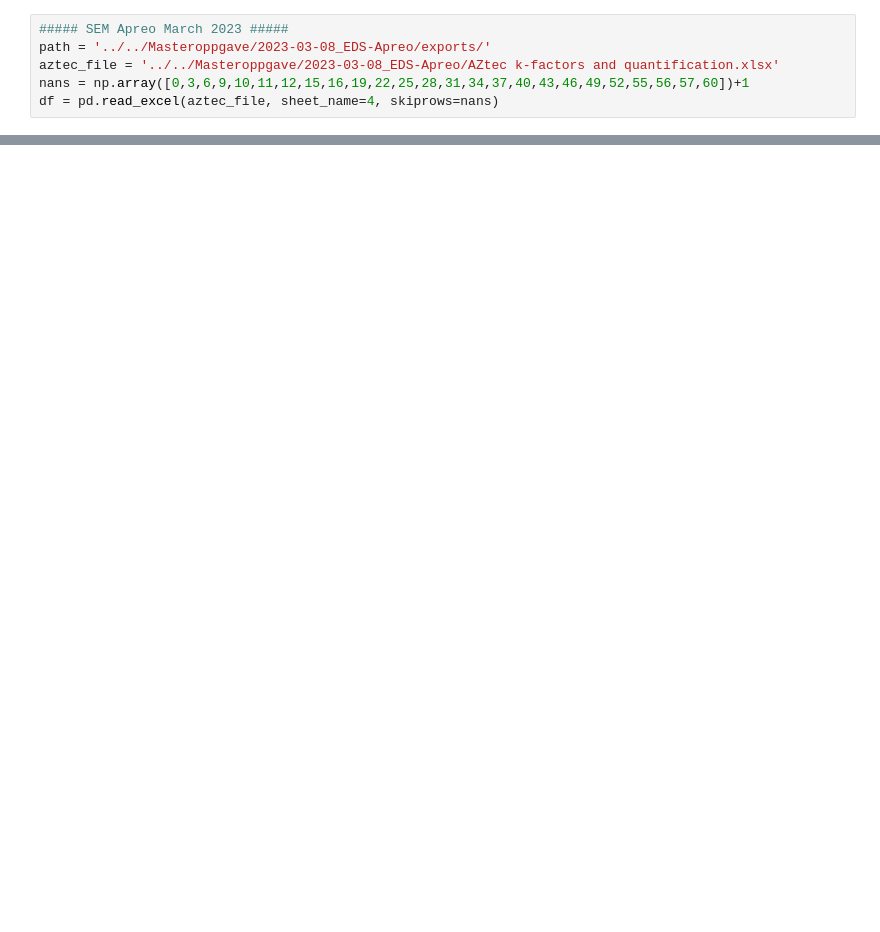
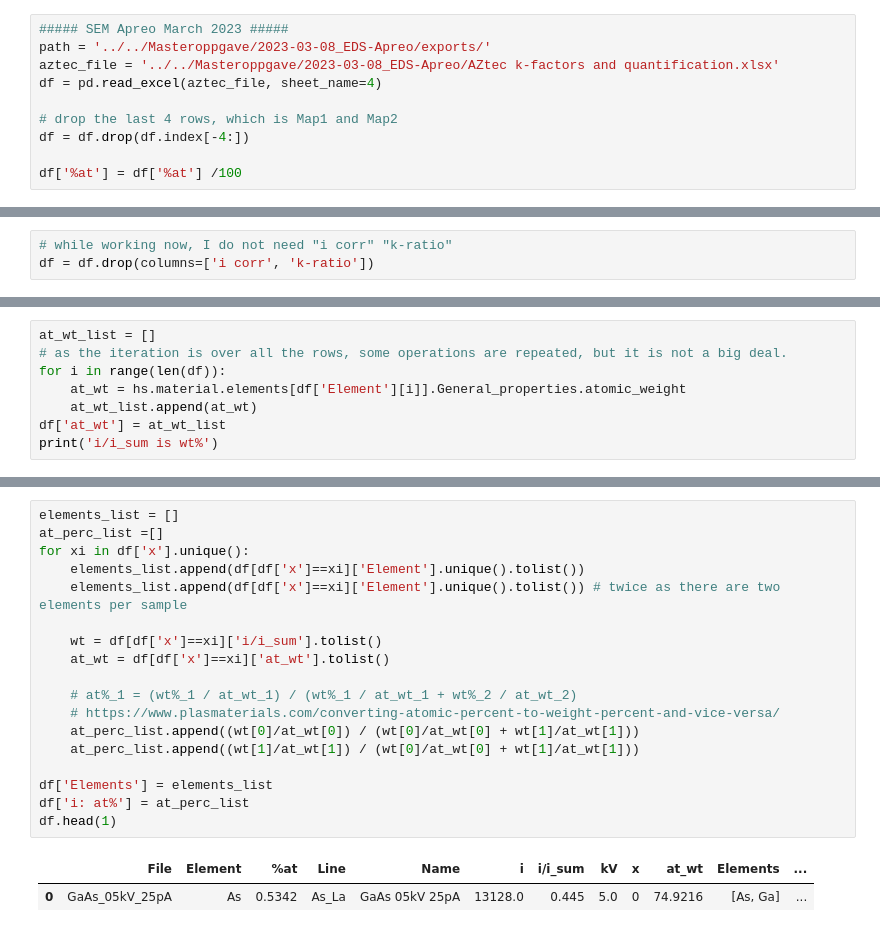
Before and after one commit to brynjarmorka/sem-eds-qc, a Jupyter notebook: quantitative_ZAF.ipynb, the cells around one changed output, grey strips where cells are left out. Saved outputs shown, nothing was run; the diff lists cells and outputs as text; blank space fills up the shorter version.

```diff
--- a/quantitative_ZAF.ipynb
+++ b/quantitative_ZAF.ipynb
@@ -13,5 +13,9 @@ from helper_functions import elementlines, nearestlines, theoretical_energy
 ##### SEM Apreo March 2023 #####
 path = '../../Masteroppgave/2023-03-08_EDS-Apreo/exports/'
 aztec_file = '../../Masteroppgave/2023-03-08_EDS-Apreo/AZtec k-factors and quantification.xlsx'
-nans = np.array([0,3,6,9,10,11,12,15,16,19,22,25,28,31,34,37,40,43,46,49,52,55,56,57,60])+1
-df = pd.read_excel(aztec_file, sheet_name=4, skiprows=nans)
+df = pd.read_excel(aztec_file, sheet_name=4)
+
+# drop the last 4 rows, which is Map1 and Map2
+df = df.drop(df.index[-4:])
+
+df['%at'] = df['%at'] /100
@@ -31,0 +106,3 @@ df.head(3)
+# %%
+# while working now, I do not need "i corr" "k-ratio"
+df = df.drop(columns=['i corr', 'k-ratio'])
@@ -77,0 +160,8 @@ df
+# %%
+at_wt_list = []
+# as the iteration is over all the rows, some operations are repeated, but it is not a big deal.
+for i in range(len(df)):
+    at_wt = hs.material.elements[df['Element'][i]].General_properties.atomic_weight
+    at_wt_list.append(at_wt)
+df['at_wt'] = at_wt_list
+print('i/i_sum is wt%')
@@ -77,0 +176,21 @@ df
+# %%
+elements_list = []
+at_perc_list =[]
+for xi in df['x'].unique():
+    elements_list.append(df[df['x']==xi]['Element'].unique().tolist())
+    elements_list.append(df[df['x']==xi]['Element'].unique().tolist()) # twice as there are two elements per sample
+
+    wt = df[df['x']==xi]['i/i_sum'].tolist()
+    at_wt = df[df['x']==xi]['at_wt'].tolist()
+
+    # at%_1 = (wt%_1 / at_wt_1) / (wt%_1 / at_wt_1 + wt%_2 / at_wt_2)
+    # https://www.plasmaterials.com/converting-atomic-percent-to-weight-percent-and-vice-versa/
+    at_perc_list.append((wt[0]/at_wt[0]) / (wt[0]/at_wt[0] + wt[1]/at_wt[1]))
+    at_perc_list.append((wt[1]/at_wt[1]) / (wt[0]/at_wt[0] + wt[1]/at_wt[1]))
+
+df['Elements'] = elements_list
+df['i: at%'] = at_perc_list
+df.head(1)
+# %% [output]
+|  | File | Element | %at | Line | Name | i | i/i_sum | kV | x | at_wt | Elements | ... |
+| 0 | GaAs_05kV_25pA | As | 0.5342 | As_La | GaAs 05kV 25pA | 13128.0 | 0.445 | 5.0 | 0 | 74.9216 | [As, Ga] | ... |
```
Also changed, not shown: parts of 33 cells of this notebook, 2 other files.
